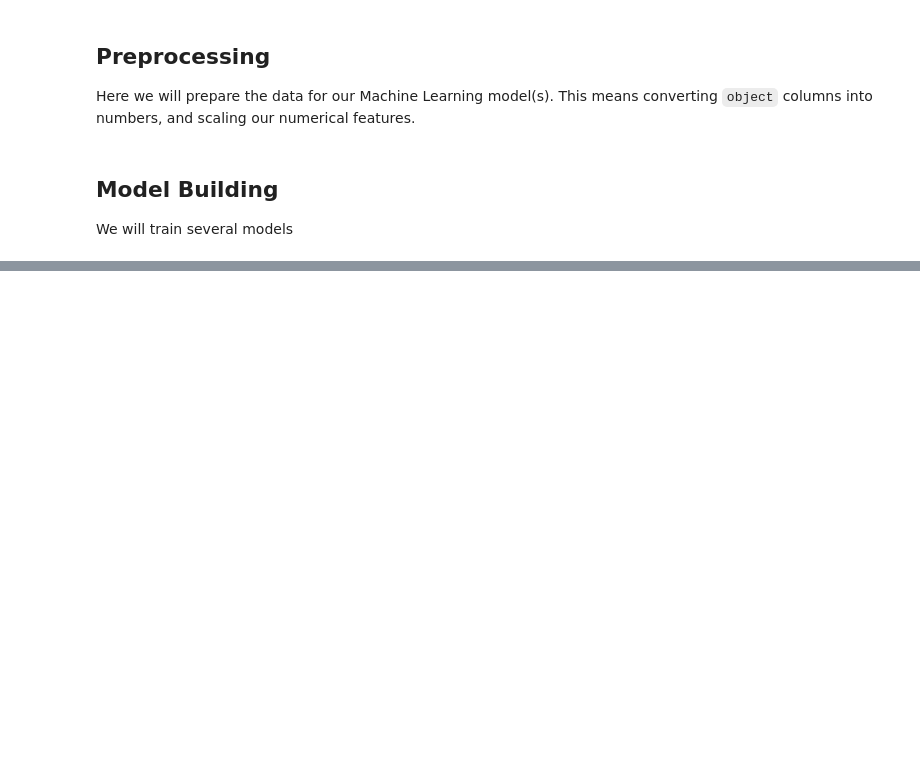
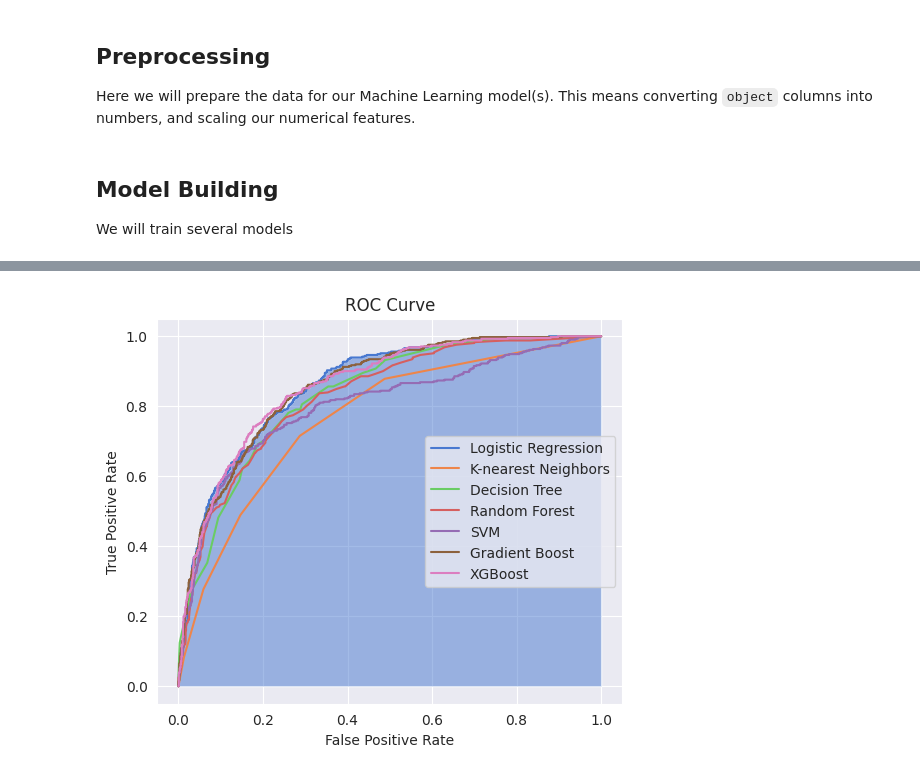
Before and after one commit to altjerue/Portfolio, a Jupyter notebook: Telco_churn.ipynb, the cells around one changed output, grey strips where cells are left out. Drawn from its saved outputs; the diff is of its cells as text; code cells hidden in the pictures; blank space fills up the shorter version.

```diff
--- a/Telco_churn.ipynb
+++ b/Telco_churn.ipynb
@@ -435,0 +405,15 @@ plt.show()
+# %%
+# Plotting ROC curves
+plt.figure(figsize=(6, 5))
+for model, score in model_scores.items():
+    fpr, tpr, _ = score['roc_curve']
+    plt.plot(fpr, tpr, label=model)
+    if model == best_model:
+        plt.fill_between(fpr, tpr, alpha=0.5)
+plt.title('ROC Curve')
+plt.xlabel('False Positive Rate')
+plt.ylabel('True Positive Rate')
+plt.legend()
+plt.show()
+# %% [output]
+[figure, added]
```
Also changed, not shown: parts of 15 cells of this notebook.
